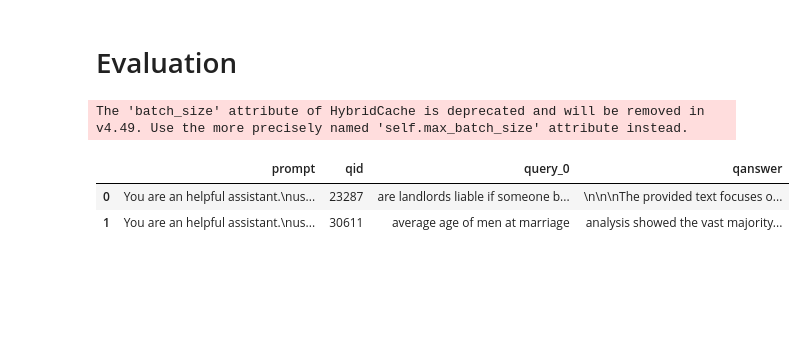
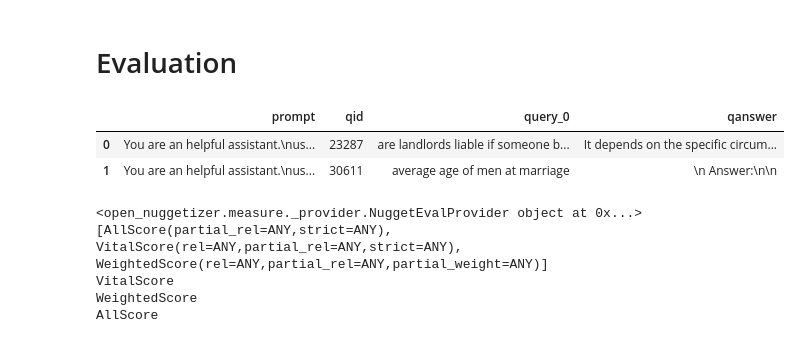
Before and after one commit to NamaWho/pyterrier-nuggetizer, a Jupyter notebook: examples/example.ipynb, the cells around one changed output. Saved outputs shown, nothing was run; the diff lists cells and outputs as text; code cells hidden in the pictures; blank space fills up the shorter version.

```diff
--- a/examples/example.ipynb
+++ b/examples/example.ipynb
@@ -209,36 +234,48 @@ from pyterrier_rag.prompt import Concatenator
 from pyterrier_rag.readers import Reader
 from pyterrier_rag.prompt import PromptTransformer
 from jinja2 import Template
 
 def make_callable_template(template: Template):
     def template_call(**kwargs):
         return template.render(**kwargs)
 
     return template_call
 
 GENERIC_PROMPT = Template(
     "Use the context information to answer the Question: \n Context: {{ context }} \n Question: {{ query }} \n Answer:"
 )
 
 prompt = PromptTransformer(
             instruction=make_callable_template(GENERIC_PROMPT),
             system_message="You are an helpful assistant.",
             conversation_template=conv_template,
             input_fields=[
-                "context",
+                "qcontext",
                 "query",
             ],
         )
 
 reader = Reader(backend, prompt)
 rag_pipeline = monoT5_ret % 3 >> Concatenator() >> reader
 
 results = (rag_pipeline)(topics_df.head(2))
 results
 # %% [output]
-The 'batch_size' attribute of HybridCache is deprecated and will be removed in v4.49. Use the more precisely named 'self.max_batch_size' attribute instead.
 |  | prompt | qid | query_0 | qanswer |
-| 0 | You are an helpful assistant.\nus... | 23287 | are landlords liable if someone b... | \n\n\nThe provided text focuses o... |
-| 1 | You are an helpful assistant.\nus... | 30611 | average age of men at marriage | analysis showed the vast majority... |
+| 0 | You are an helpful assistant.\nus... | 23287 | are landlords liable if someone b... | It depends on the specific circum... |
+| 1 | You are an helpful assistant.\nus... | 30611 | average age of men at marriage | \n Answer:\n\n |
+# %%
+from ir_measures import measures, providers
+print(providers.registry['nugget_provider'])
+print(providers.registry["nugget_provider"].SUPPORTED_MEASURES)
+print(measures.registry['VitalScore'])
+print(measures.registry['WeightedScore'])
+print(measures.registry['AllScore'])
+# %% [output]
+<open_nuggetizer.measure._provider.NuggetEvalProvider object at 0x...>
+[AllScore(partial_rel=ANY,strict=ANY), VitalScore(rel=ANY,partial_rel=ANY,strict=ANY), WeightedScore(rel=ANY,partial_rel=ANY,partial_weight=ANY)]
+VitalScore
+WeightedScore
+AllScore
 # %%
 scored_nuggets = scored_nuggets.rename(columns={"qid": "query_id"})
```
Also changed, not shown: parts of 11 cells of this notebook, 7 other files.
